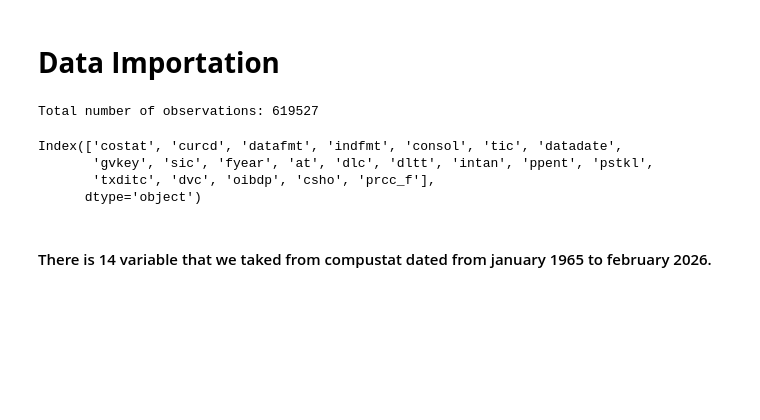
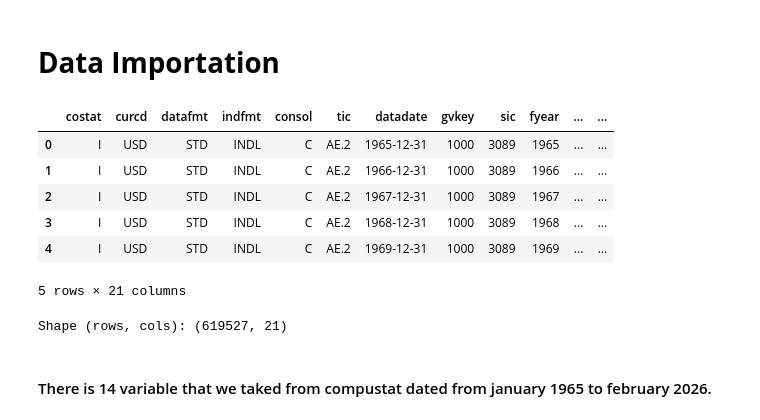
Before and after one commit to NguQLT/Applied-Corporate-Finance-Homework-2, a Jupyter notebook: HW1.ipynb, the cells around one changed output. Drawn from its saved outputs; the diff is of its cells as text; code cells hidden in the pictures; blank space fills up the shorter version.

```diff
--- a/HW1.ipynb
+++ b/HW1.ipynb
@@ -21,22 +21,21 @@ from collections import defaultdict
 # %%
 # Load the dataset
 data = pd.read_csv("Data preparation.csv")
 
-# Display the first rows
-data.head()
+# Dataset dimensions
+display(data.head())
 
-# Dataset dimensions
-data.shape
-print(f"Total number of observations: {data.shape[0]}")
-
-# List of columns
-data.columns
+# Nombre total de lignes et colonnes
+print("Shape (rows, cols):", data.shape)
 # %% [output]
+|  | costat | curcd | datafmt | indfmt | consol | tic | datadate | gvkey | sic | fyear | ... | ... |
+| 0 | I | USD | STD | INDL | C | AE.2 | 1965-12-31 | 1000 | 3089 | 1965 | ... | ... |
+| 1 | I | USD | STD | INDL | C | AE.2 | 1966-12-31 | 1000 | 3089 | 1966 | ... | ... |
+| 2 | I | USD | STD | INDL | C | AE.2 | 1967-12-31 | 1000 | 3089 | 1967 | ... | ... |
+| 3 | I | USD | STD | INDL | C | AE.2 | 1968-12-31 | 1000 | 3089 | 1968 | ... | ... |
+| 4 | I | USD | STD | INDL | C | AE.2 | 1969-12-31 | 1000 | 3089 | 1969 | ... | ... |
-Total number of observations: 619527
+5 rows × 21 columns
-Index(['costat', 'curcd', 'datafmt', 'indfmt', 'consol', 'tic', 'datadate',
-       'gvkey', 'sic', 'fyear', 'at', 'dlc', 'dltt', 'intan', 'ppent', 'pstkl',
-       'txditc', 'dvc', 'oibdp', 'csho', 'prcc_f'],
-      dtype='object')
+Shape (rows, cols): (619527, 21)
 # %% [markdown]
 #### There is 14 variable that we taked from compustat dated from january 1965 to february 2026.
 # %% [markdown]
```
Also changed, not shown: parts of 2 cells of this notebook.
